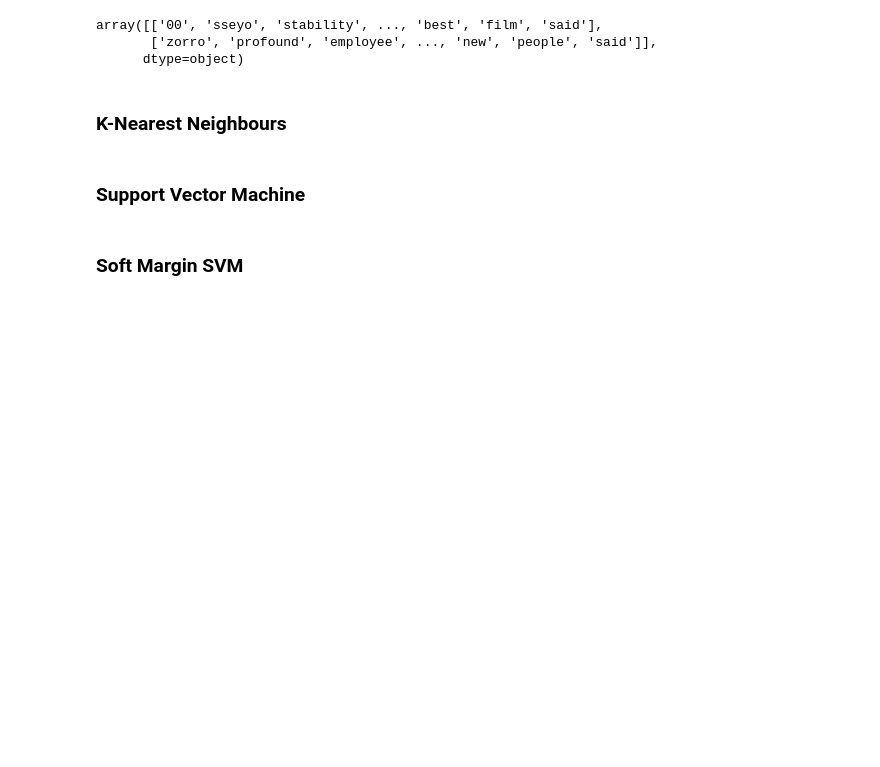
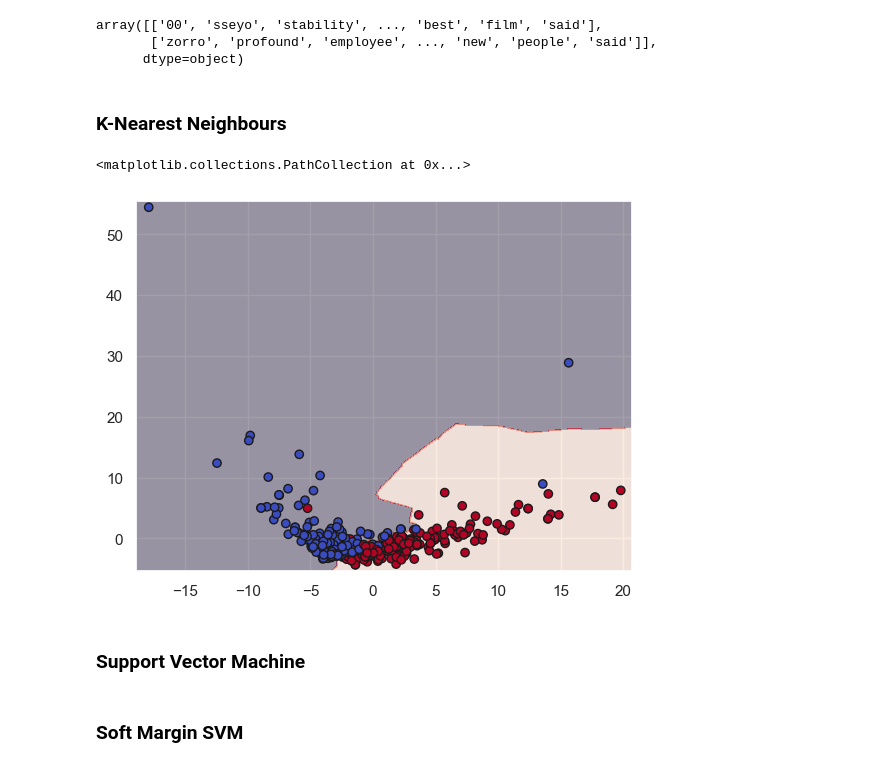
Before and after one commit to csprono/CS361-A3, a Jupyter notebook: task4.ipynb, the cells around one changed output. Cells and saved outputs as stored; diff of their text form; code cells hidden in the pictures; blank space fills up the shorter version.

Commit message:
added surface plots for knn and smv's

```diff
--- a/task4.ipynb
+++ b/task4.ipynb
@@ -115,6 +116,23 @@ array([['00', 'sseyo', 'stability', ..., 'best', 'film', 'said'],
 knn = KNeighborsClassifier(n_neighbors=3, metric='minkowski', p=2)
 knn.fit(x_train, y_train)
 y_pred = knn.predict(x_val)
+# %%
+pca = PCA(n_components=2)
+
+X_train_pca = pca.fit_transform(x_train)
+knn.fit(X_train_pca, LabelEncoder().fit_transform(y_train))
+x_min, x_max = X_train_pca[:, 0].min() - 1, X_train_pca[:, 0].max() + 1
+y_min, y_max = X_train_pca[:, 1].min() - 1, X_train_pca[:, 1].max() + 1
+xx, yy = np.meshgrid(np.arange(x_min, x_max, 0.1),
+                     np.arange(y_min, y_max, 0.1))
+Z = knn.predict(np.c_[xx.ravel(), yy.ravel()])
+Z = Z.reshape(xx.shape)
+plt.contourf(xx.astype(float), yy.astype(float), Z.astype(float), alpha=0.4)
+plt.scatter(X_train_pca[:,0], X_train_pca[:,1], c=LabelEncoder().fit_transform(y_train),
+            cmap='coolwarm', edgecolors='k')
+# %% [output]
+<matplotlib.collections.PathCollection at 0x...>
+[figure, added]
 # %% [markdown]
 ### Support Vector Machine
 # %% [markdown]
```
Also changed, not shown: parts of 6 cells of this notebook.
